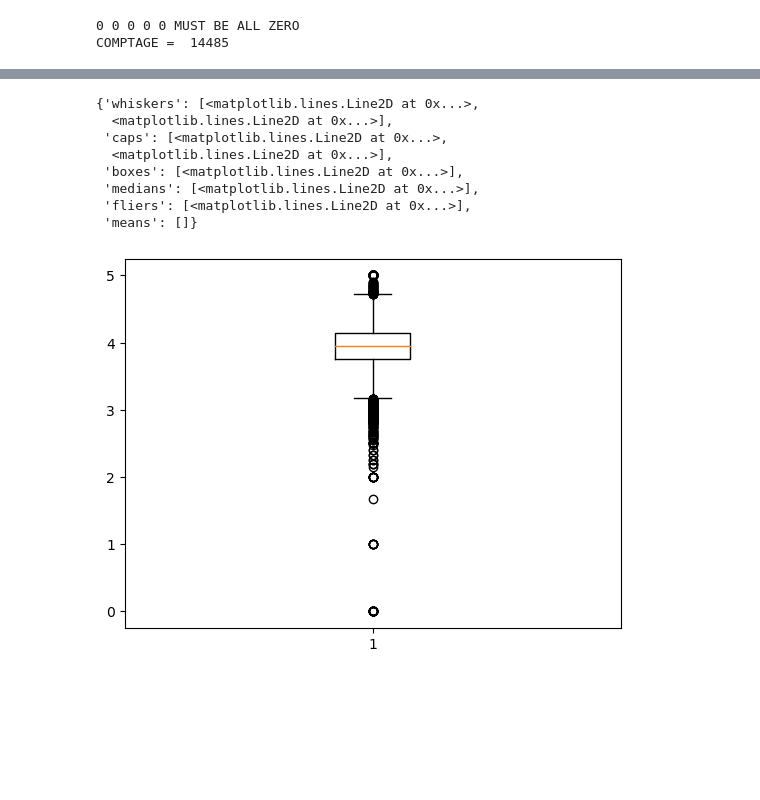
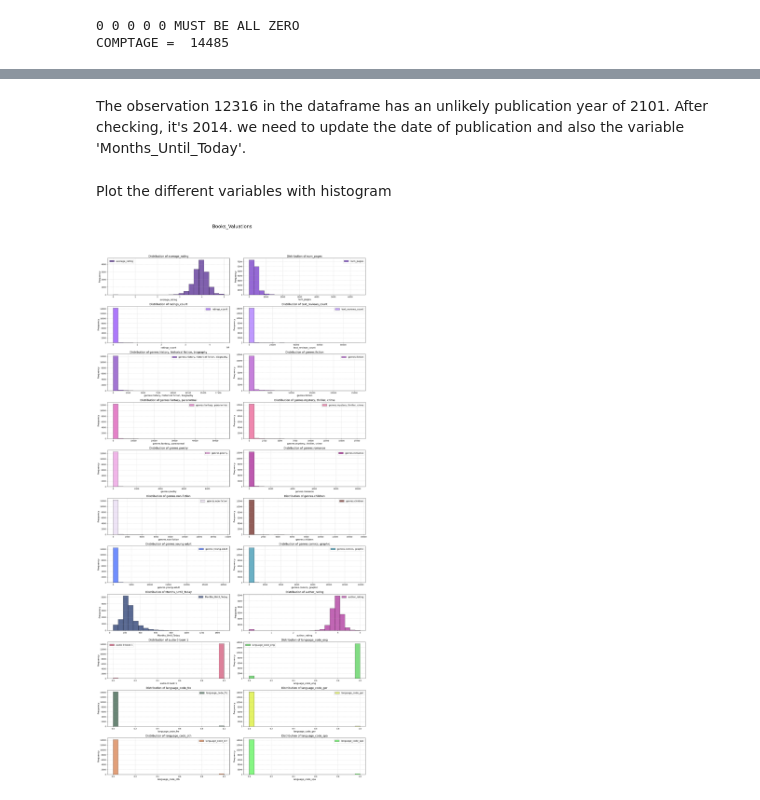
Before and after one commit to gunony/ML_Book_Valuations, a Jupyter notebook: Book_Valuation_MachineLearning.ipynb, the cells around one changed output, grey strips where cells are left out. Saved outputs shown, nothing was run; the diff lists cells and outputs as text; code cells hidden in the pictures; blank space fills up the shorter version.

```diff
--- a/Book_Valuation_MachineLearning.ipynb
+++ b/Book_Valuation_MachineLearning.ipynb
@@ -139,6 +139,9 @@ for index, row in df_Books.iterrows():
         error_spa = +1
 print(error_eng, error_fre, error_ger, error_spa, error_spa, "MUST BE ALL ZERO")
 print("COMPTAGE = ",comptage)
+
+# drop the column language_code
+df_Books=df_Books.drop(columns=['language_code'])
 # %% [output]
 0 0 0 0 0 MUST BE ALL ZERO
 COMPTAGE =  14485
@@ -171,12 +148,38 @@ plt.show()
-# %%
-plt.boxplot(df_Books['average_rating'])
-# %% [output]
-{'whiskers': [<matplotlib.lines.Line2D at 0x...>,
-  <matplotlib.lines.Line2D at 0x...>],
- 'caps': [<matplotlib.lines.Line2D at 0x...>,
-  <matplotlib.lines.Line2D at 0x...>],
- 'boxes': [<matplotlib.lines.Line2D at 0x...>],
- 'medians': [<matplotlib.lines.Line2D at 0x...>],
- 'fliers': [<matplotlib.lines.Line2D at 0x...>],
- 'means': []}
-[figure, removed]
+# %% [markdown]
+The observation 12316 in the dataframe has an unlikely publication year of 2101. After checking, it's 2014. we need to update the date of publication and also the variable 'Months_Until_Today'.
+# %%
+# Update the obs:
+df_Books.at[12316, 'publication_date'] = '28/10/2014'
+df_Books.at[12316, 'Months_Until_Today'] = 111
+# drop Publication date:
+df_Books = df_Books.drop(columns=['publication_date'])
+# %% [markdown]
+Plot the different variables with histogram
+# %%
+# Create a 7x3 grid of subplots:
+fig, axes = plt.subplots(nrows=11, ncols=2, figsize=(20, 40))
+
+# Modify the color list to match the number of columns in your dataset:
+colors = ['#491D8B', '#6929C4', '#8A3FFC', '#A56EFF',
+          '#7D3AC1', '#AF4BCE', '#DB4CB2', '#EB548C',
+          '#EC96E0', '#A2128E', '#E8D9F3', '#641811',
+          '#335EFF', '#2B8FAD', '#122A64', '#A72495',
+          '#CF4C70', '#4CCF4E', '#2A513A', '#D9EF24',
+          '#D67740', '#51F54F']
+
+# Loop through each column in the red wine dataset:
+for index, column in enumerate(df_Books.columns):
+    if index < 22:  # Limit the iteration to the number of subplots
+        ax = axes.flatten()[index]
+        ax.hist(df_Books[column], color=colors[index], bins=22, edgecolor='black', alpha=0.7, label=column)
+        ax.legend(loc="best", fontsize=12)
+        ax.set_title(f"Distribution of {column}", fontsize=14)
+        ax.set_xlabel(column, fontsize=12)
+        ax.set_ylabel("Frequency", fontsize=12)
+        ax.grid(True, linestyle='--', alpha=0.6)
+
+plt.suptitle("Books_Valuations", size=24, y=1.02)
+plt.tight_layout(rect=[0, 0, 1, 0.98])
+plt.show()
+# %% [output]
+[figure, added]
```
Also changed, not shown: parts of 5 cells of this notebook, 2 other files.
